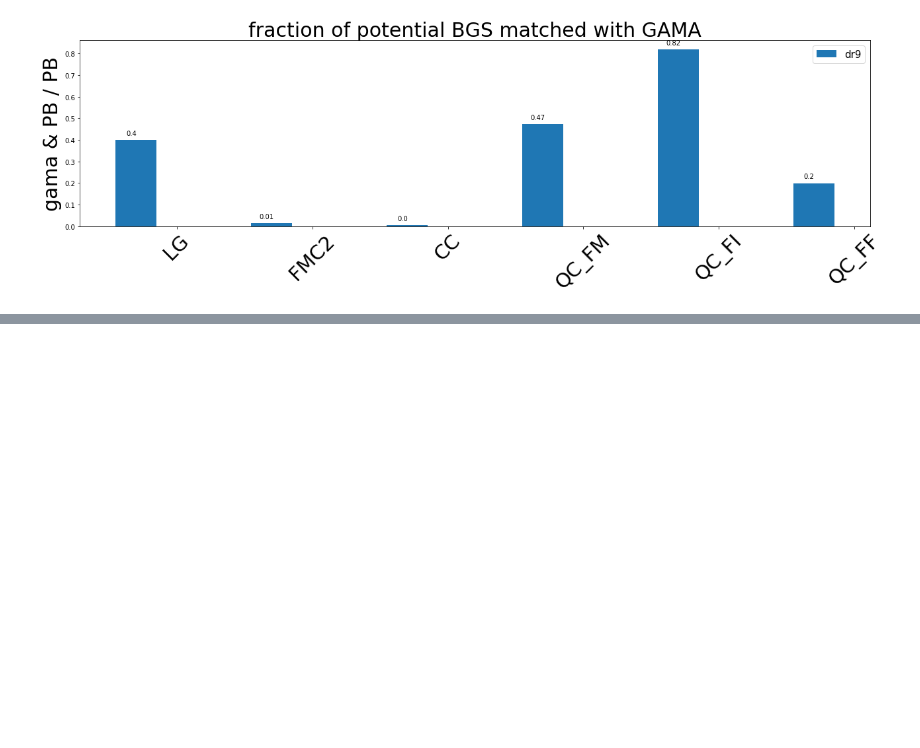
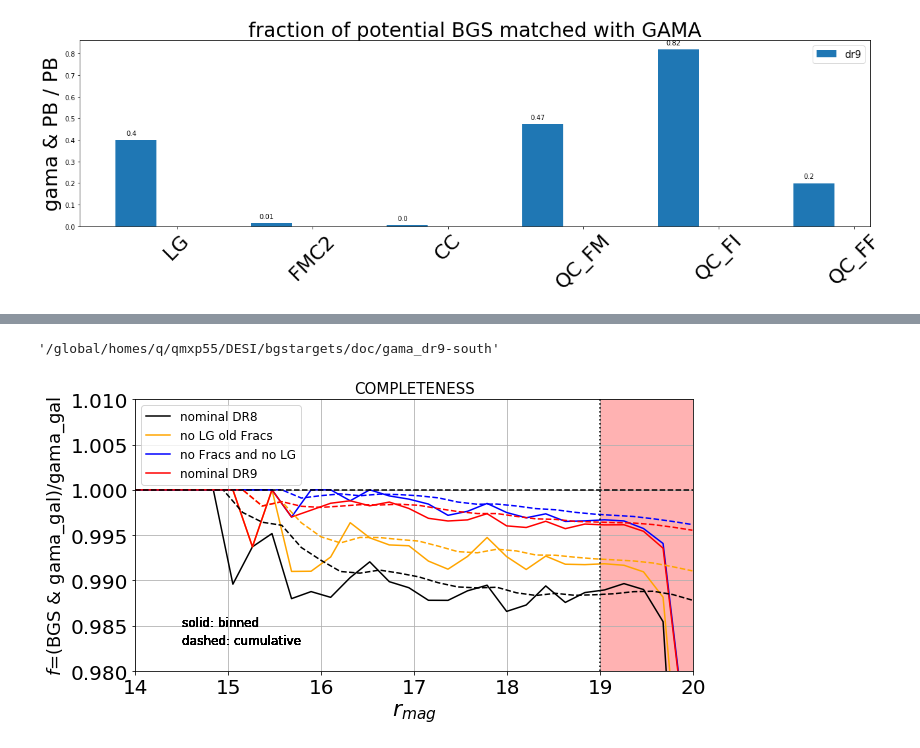
Before and after one commit to qmxp55/bgstargets, a Jupyter notebook: doc/gama.ipynb, the cells around one changed output, grey strips where cells are left out. Drawn from its saved outputs; the diff is of its cells as text; code cells hidden in the pictures; blank space fills up the shorter version.

```diff
--- a/doc/gama.ipynb
+++ b/doc/gama.ipynb
@@ -346,0 +457,15 @@ Final matched objects = 179541
+# %%
+#
+bgsbut_fracs_but_lg = bgsbut(bgsbits=cat['BGSBITS'], rmag=cat['RMAG'], pop=['QC_FM', 'QC_FI', 'QC_FF', 'LG'], bgsmask=bgsmask(), rlimit=20)
+bgsbut_lg = bgsbut(bgsbits=cat['BGSBITS'], rmag=cat['RMAG'], pop=['LG'], bgsmask=bgsmask(), rlimit=20)
+
+fracs_re = np.ones_like(cat, dtype=bool)
+for i in (14,15,16):
+    fracs_re &= ((cat['BGSBITS'] & 2**(i)) != 0)
+
+bgs_sce = {}
+
+bgs_sce['nominal DR8'] = ((cat['BGSBITS'] & 2**(20)) != 0)
+bgs_sce['no LG old Fracs'] = bgsbut_lg
+bgs_sce['no Fracs and no LG'] = bgsbut_fracs_but_lg
+bgs_sce['nominal DR9'] = (bgsbut_fracs_but_lg) & (fracs_re) #new_fracs_no_LG
@@ -346,0 +510,2 @@ Final matched objects = 179541
+# %%
+res_bin_sce, res_cumu_sce = get_gama_assess(cat=cat, masks=bgs_sce, gama=gama[gama_mask], area=hpdict0['area_all'])
@@ -346,0 +530,8 @@ Final matched objects = 179541
+# %%
+pathdir
+# %% [output]
+'/global/homes/q/qmxp55/DESI/bgstargets/doc/gama_dr9-south'
+# %%
+plot_gama_assess(res_bin_sce, res_cumu_sce, comp=True, kind=2, savefile=os.path.join(pathdir, 'gama_assess_comp_bgs_sce'))
+# %% [output]
+[figure, added]
```
Also changed, not shown: parts of 39 cells of this notebook, 8 other files.
